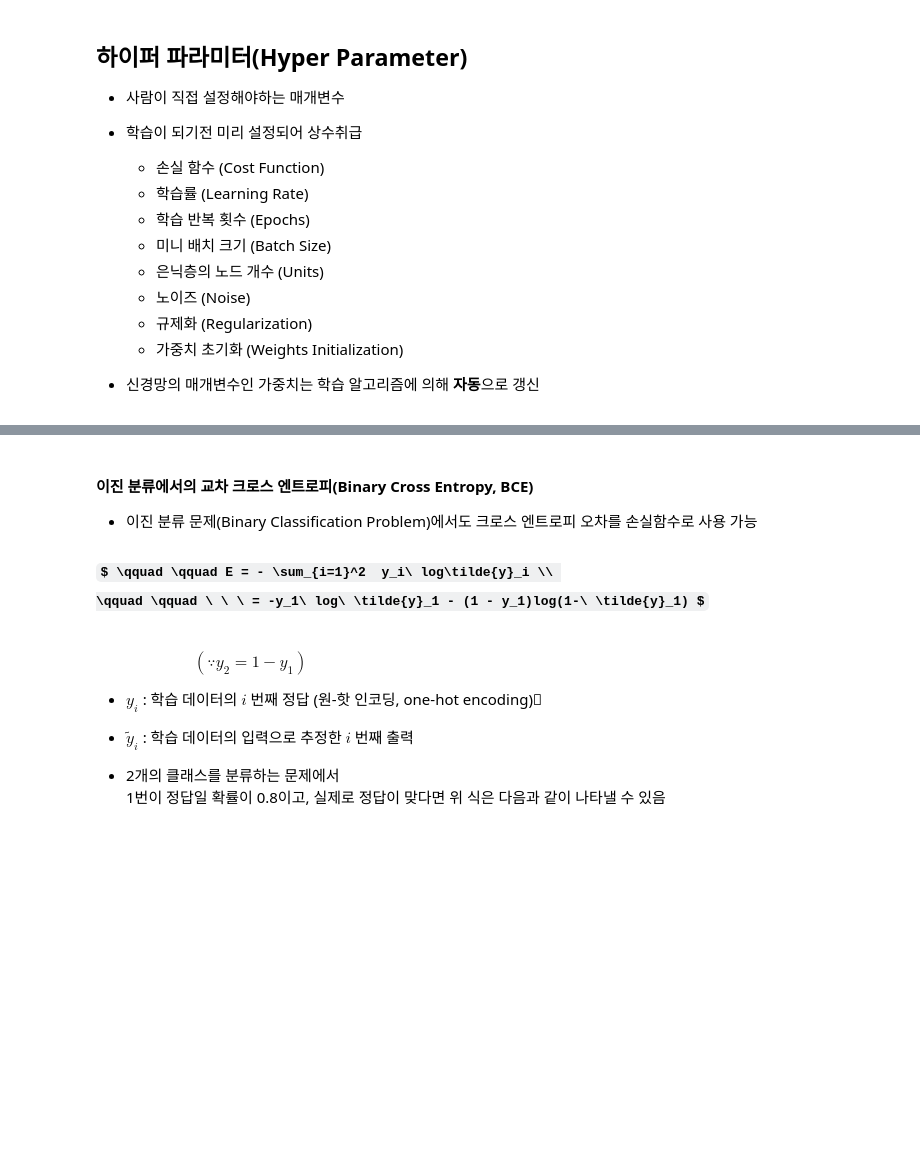
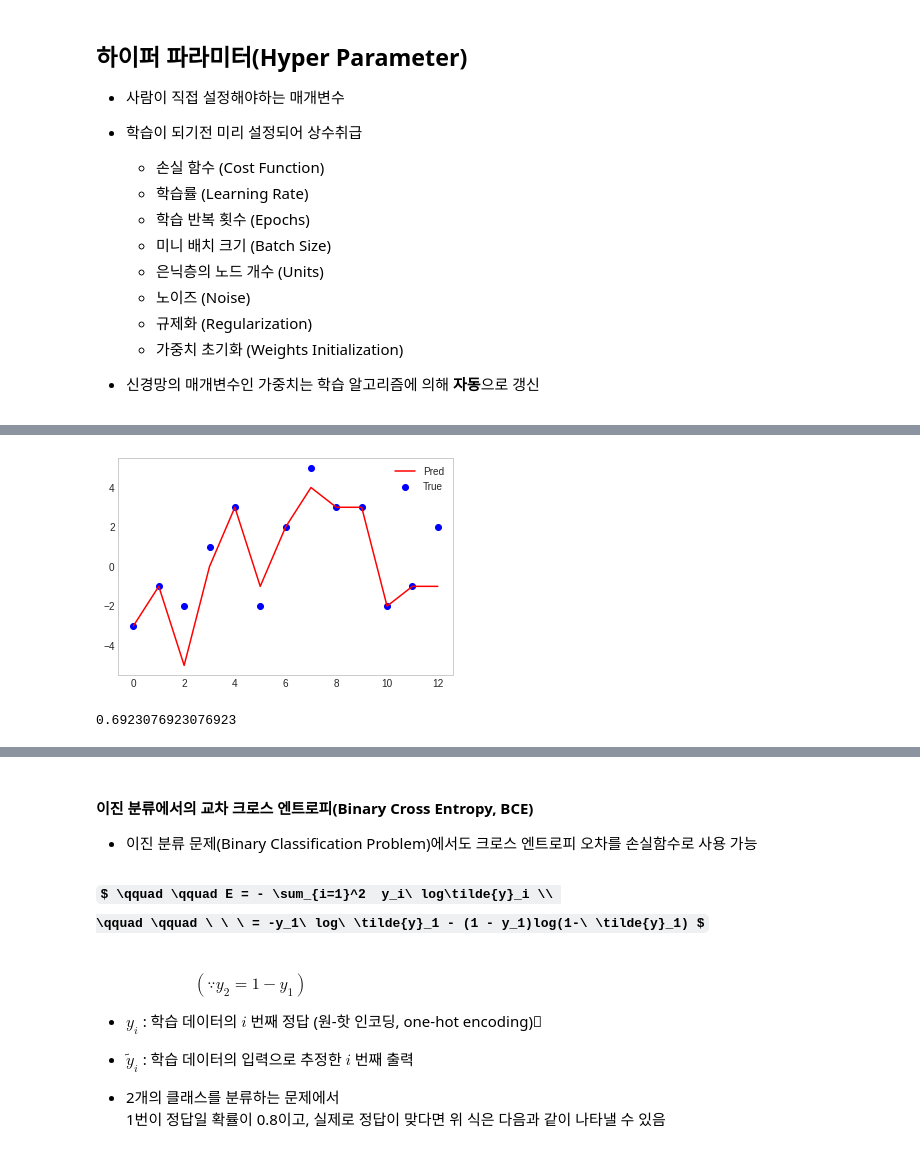
Before and after one commit to SeWonKwon/DeepLearning, a Jupyter notebook: B05_모델_학습과_손실_함수.ipynb, the cells around one changed output, grey strips where cells are left out. Drawn from its saved outputs; the diff is of its cells as text; code cells hidden in the pictures; some formulas as TeX source; blank space fills up the shorter version.

```diff
--- a/B05_모델_학습과_손실_함수.ipynb
+++ b/B05_모델_학습과_손실_함수.ipynb
@@ -177,3 +227,21 @@ Using TensorFlow backend.
+# %%
+import matplotlib.pyplot as plt
+plt.style.use('seaborn-whitegrid')
+
+y = np.array([-3, -1, -2, 1, 3, -2, 2, 5, 3, 3, -2, -1, 2])
+yhat = np.array([-3, -1, -5, 0, 3, -1, 2, 4, 3, 3, -2, -1, -1])
+x = list(range(len(y)))
+plt.scatter(x, y, color='b', label='True')
+plt.plot(x, yhat, color='r', label='Pred')
+plt.legend()
+plt.grid()
+plt.show()
+# %% [output]
+[figure, added]
+# %%
+print(MAE(y, yhat))
+# %% [output]
+0.6923076923076923
 # %% [markdown]
 ### 평균제곱오차(Mean Squared Error, MSE)
 - 가장 많이 쓰이는 손실 함수 중 하나
```
Also changed, not shown: parts of 33 cells of this notebook.
